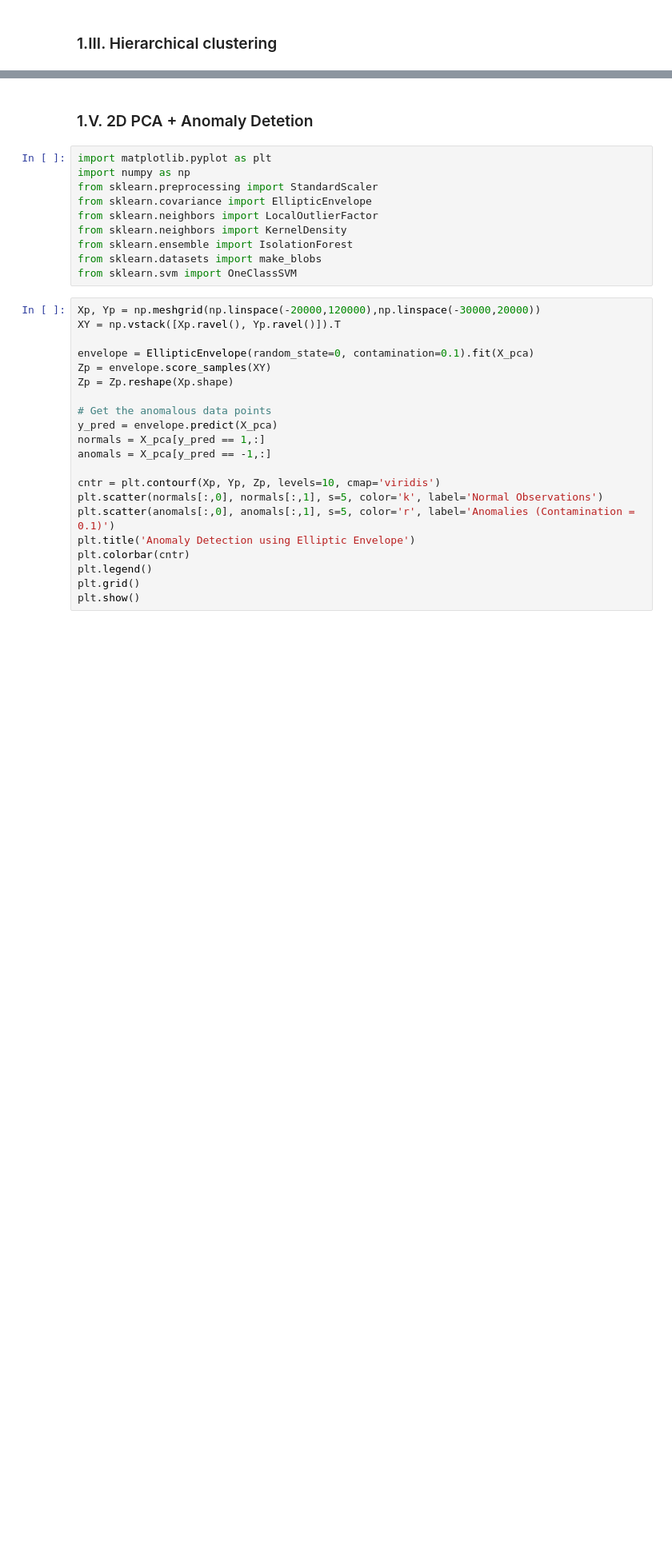
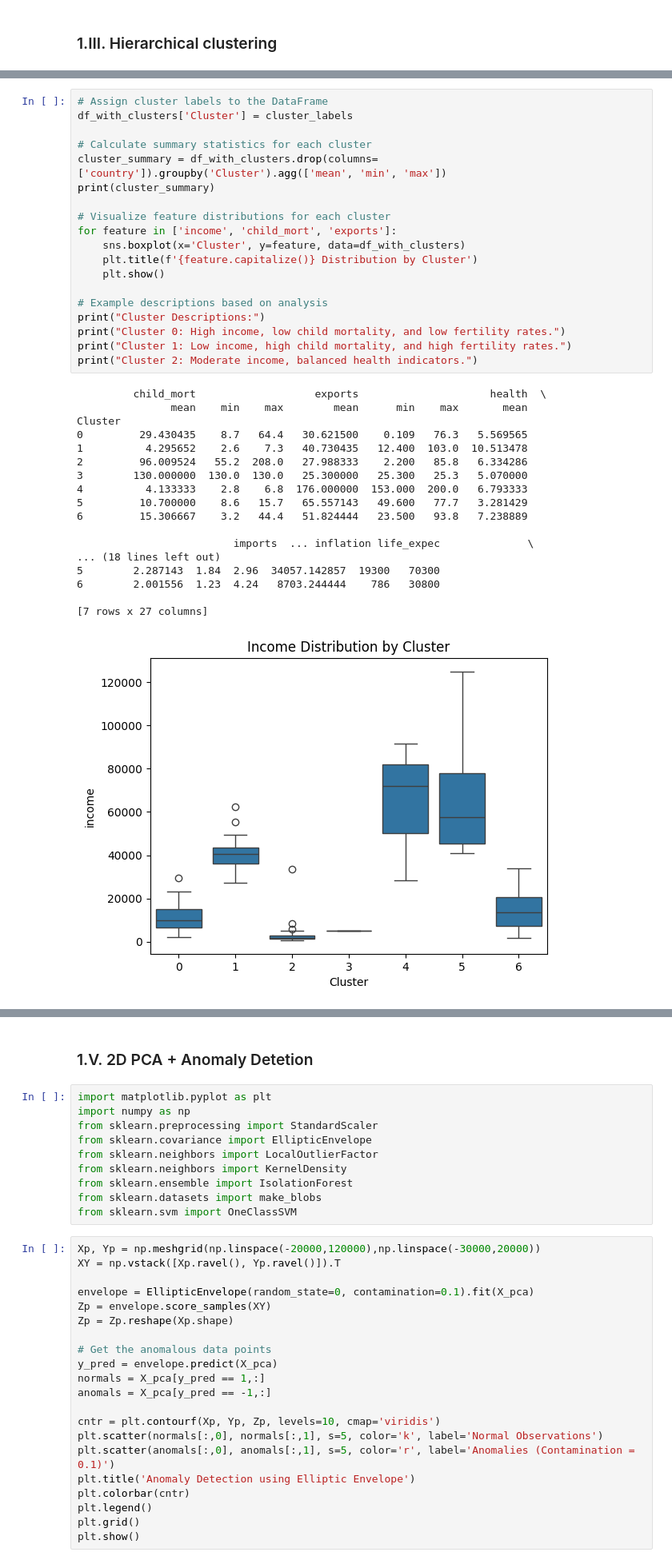
Before and after one commit to jonmaaku/AI221-machine-problems, a Jupyter notebook: mp5/MP5.ipynb, the cells around one changed output, grey strips where cells are left out. Shown at 80% size. Cells and saved outputs as stored; diff of their text form; blank space fills up the shorter version.

```diff
--- a/mp5/MP5.ipynb
+++ b/mp5/MP5.ipynb
@@ -208,0 +282,38 @@ plot_elbow_and_silhouette(cluster_range, inertia, silhouette_scores)
+# %%
+# Assign cluster labels to the DataFrame
+df_with_clusters['Cluster'] = cluster_labels
+
+# Calculate summary statistics for each cluster
+cluster_summary = df_with_clusters.drop(columns=['country']).groupby('Cluster').agg(['mean', 'min', 'max'])
+print(cluster_summary)
+
+# Visualize feature distributions for each cluster
+for feature in ['income', 'child_mort', 'exports']:
+    sns.boxplot(x='Cluster', y=feature, data=df_with_clusters)
+    plt.title(f'{feature.capitalize()} Distribution by Cluster')
+    plt.show()
+
+# Example descriptions based on analysis
+print("Cluster Descriptions:")
+print("Cluster 0: High income, low child mortality, and low fertility rates.")
+print("Cluster 1: Low income, high child mortality, and high fertility rates.")
+print("Cluster 2: Moderate income, balanced health indicators.")
+# %% [output]
+         child_mort                   exports                     health  \
+               mean    min    max        mean      min    max       mean
+Cluster
+0         29.430435    8.7   64.4   30.621500    0.109   76.3   5.569565
+1          4.295652    2.6    7.3   40.730435   12.400  103.0  10.513478
+2         96.009524   55.2  208.0   27.988333    2.200   85.8   6.334286
+3        130.000000  130.0  130.0   25.300000   25.300   25.3   5.070000
+4          4.133333    2.8    6.8  176.000000  153.000  200.0   6.793333
+5         10.700000    8.6   15.7   65.557143   49.600   77.7   3.281429
+6         15.306667    3.2   44.4   51.824444   23.500   93.8   7.238889
+
+                         imports  ... inflation life_expec              \
+... (18 lines left out)
+5        2.287143  1.84  2.96  34057.142857  19300   70300
+6        2.001556  1.23  4.24   8703.244444    786   30800
+
+[7 rows x 27 columns]
+[figure, added]
```
Also changed, not shown: parts of 17 cells of this notebook.
